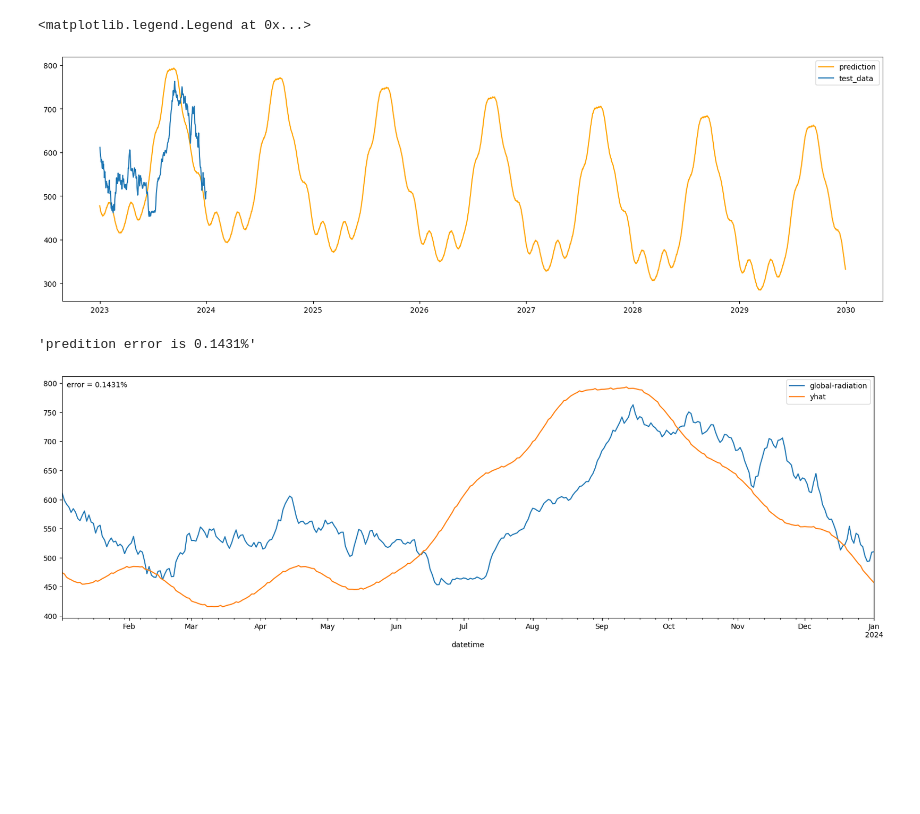
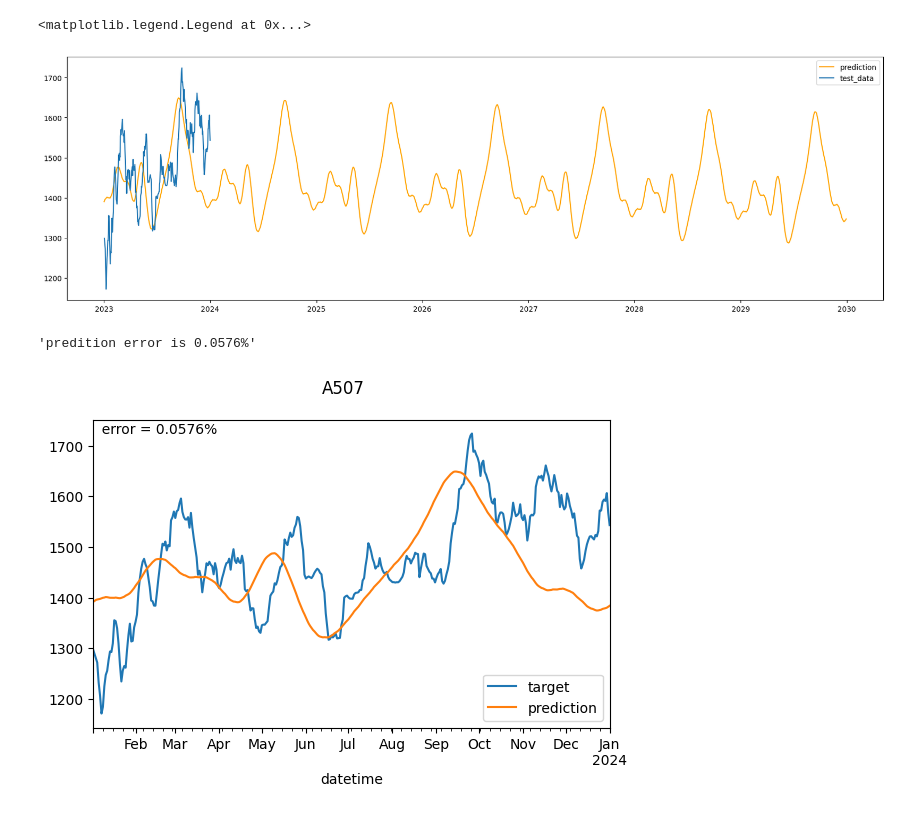
Before and after one commit to fellipessanha/solar-studies, a Jupyter notebook: prophet-modeling.ipynb, the cells around one changed output. Drawn from its saved outputs; the diff is of its cells as text; code cells hidden in the pictures; blank space fills up the shorter version.

```diff
--- a/prophet-modeling.ipynb
+++ b/prophet-modeling.ipynb
@@ -6,7 +6,7 @@ from sklearn.metrics import mean_absolute_percentage_error as mape
 # %%
 FIGSIZE = (20, 6)
 
-location = "A101"
+location = "A507"
 idx = "datetime"
 target = "global-radiation"
 by_day_rolling = pd.read_csv(f"treated-data/by_day_rolling_{location}.csv")
@@ -42,6 +42,8 @@ train_rolling, test_rolling = split_datasets(
     by_day_rolling, date_threshold, date_upper_threshold
 )
 
+train_rolling, test_rolling = train_rolling.dropna(), test_rolling.dropna()
+
 plt.figure(figsize=FIGSIZE)
 plt.plot(train_rolling[target], color="blue", label="training")
 plt.plot(test_rolling[target], color="orange", label="testing")
@@ -89,26 +91,30 @@ plt.plot(test_rolling[target], label="test_data")
 plt.legend()
 # %% [output]
 <matplotlib.legend.Legend at 0x...>
-[figure, old version]
+[figure, new version]
 # %%
 from src.train_test_data import testing_treshold
 
 
 prediction_renamed = pd.DataFrame({idx: prediction.ds, "yhat": prediction.yhat}).loc[
     testing_treshold(prediction.ds, date_threshold, date_upper_threshold)
 ]
 comparison = test_rolling.merge(prediction_renamed, on=idx)
 comparison = comparison.loc[
     (comparison.yhat.notna()) & (comparison[target].notna()), [idx, target, "yhat"]
 ].set_index(idx)
 comparison
 error = mape(comparison[target], comparison.yhat)
-ax = comparison.plot(figsize=FIGSIZE)
+ax = comparison.rename(columns={target: "target", "yhat": "prediction"}).plot(
+    figsize=(FIGSIZE[0] / 3, 4)
+)
 ax.text(comparison.index.min(), comparison.max(None), f"  error = {error:.4f}%")
+plt.suptitle(location)
+
 f"predition error is {error:.4f}%"
 # %% [output]
-'predition error is 0.1431%'
+'predition error is 0.0576%'
-[figure, old version]
+[figure, new version]
 # %%
 from src.forecasting.prophet import ProphetForecaster
 
```
Also changed, not shown: parts of 8 cells of this notebook, 3 other files.
